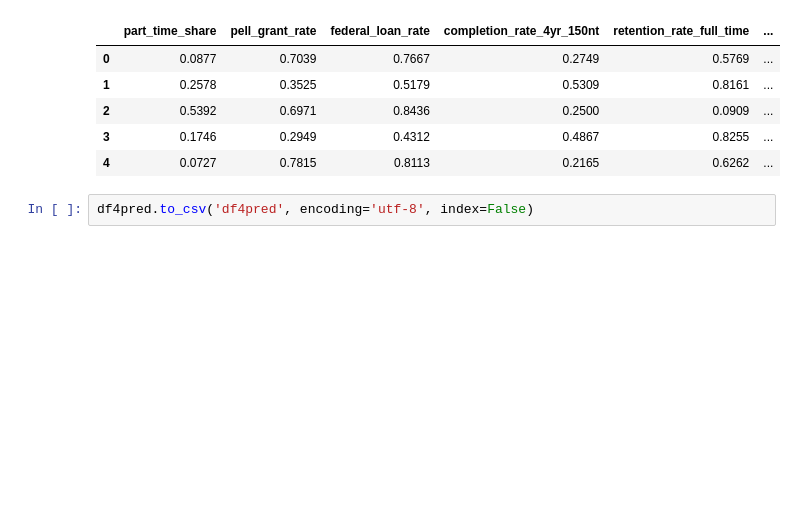
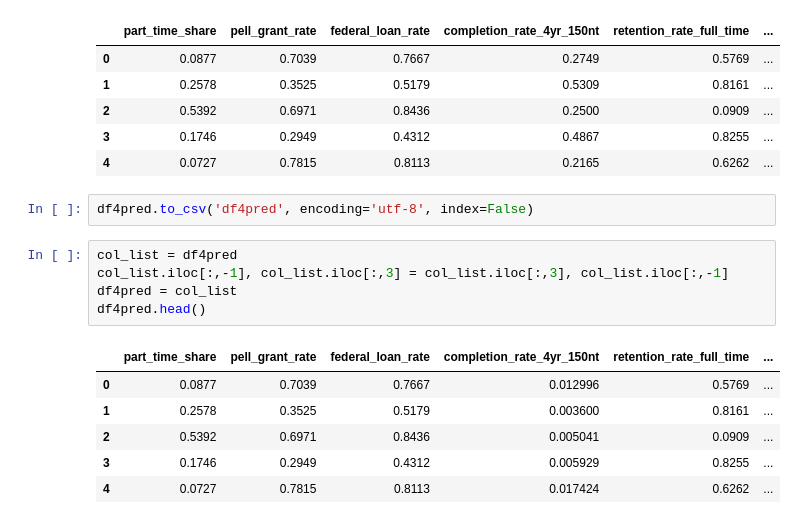
Before and after one commit to thomsu/College_Scorecard, a Jupyter notebook: Untitled.ipynb, the cells around one changed output. Saved outputs shown, nothing was run; the diff lists cells and outputs as text; blank space fills up the shorter version.

```diff
--- a/Untitled.ipynb
+++ b/Untitled.ipynb
@@ -721,3 +721,15 @@ df4pred.head()
 | 4 | 0.0727 | 0.7815 | 0.8113 | 0.2165 | 0.6262 | ... |
 # %%
 df4pred.to_csv('df4pred', encoding='utf-8', index=False)
+# %%
+col_list = df4pred
+col_list.iloc[:,-1], col_list.iloc[:,3] = col_list.iloc[:,3], col_list.iloc[:,-1]
+df4pred = col_list
+df4pred.head()
+# %% [output]
+|  | part_time_share | pell_grant_rate | federal_loan_rate | completion_rate_4yr_150nt | retention_rate_full_time | ... |
+| 0 | 0.0877 | 0.7039 | 0.7667 | 0.012996 | 0.5769 | ... |
+| 1 | 0.2578 | 0.3525 | 0.5179 | 0.003600 | 0.8161 | ... |
+| 2 | 0.5392 | 0.6971 | 0.8436 | 0.005041 | 0.0909 | ... |
+| 3 | 0.1746 | 0.2949 | 0.4312 | 0.005929 | 0.8255 | ... |
+| 4 | 0.0727 | 0.7815 | 0.8113 | 0.017424 | 0.6262 | ... |
```
Also changed, not shown: parts of 8 cells of this notebook.
